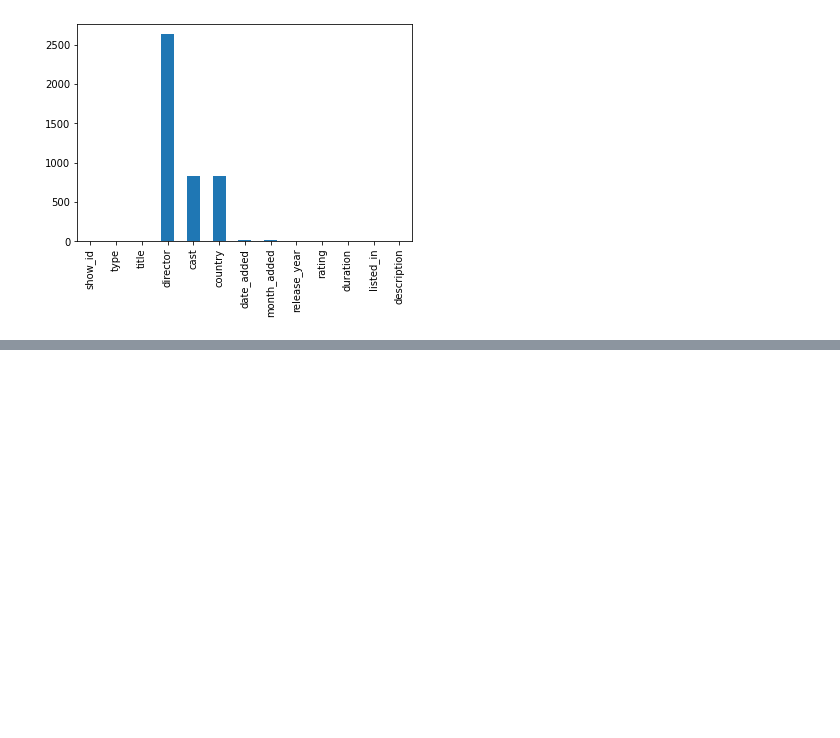
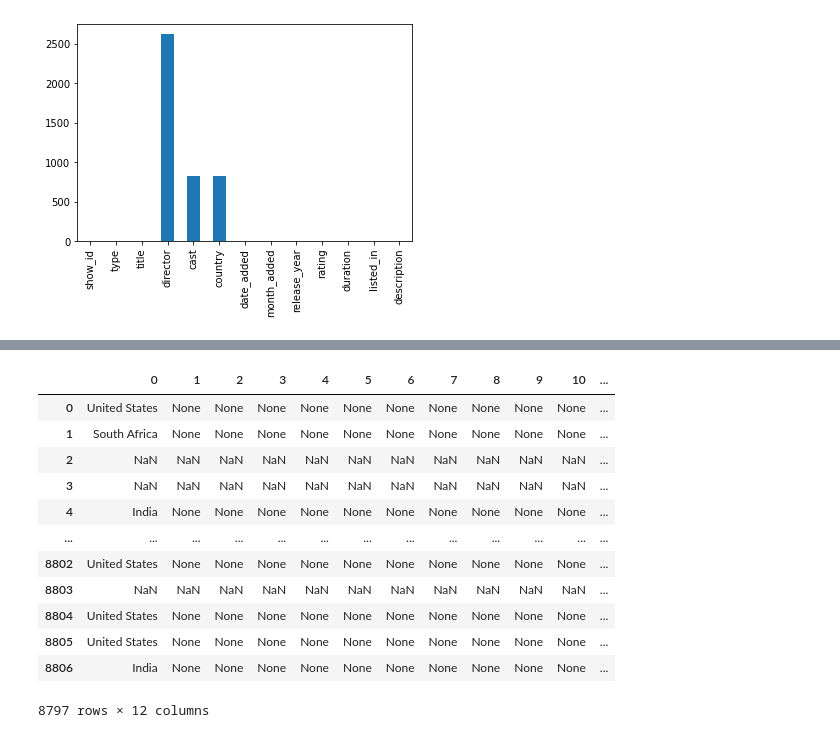
Before and after one commit to Jose-Servin/DataCamp, a Jupyter notebook: Projects/Netflix_Data_Analysis/Netflix_Data_EDA.ipynb, the cells around one changed output, grey strips where cells are left out. Drawn from its saved outputs; the diff is of its cells as text; code cells hidden in the pictures; blank space fills up the shorter version.

Commit message:
completed Netflix Data EDA

```diff
--- a/Projects/Netflix_Data_Analysis/Netflix_Data_EDA.ipynb
+++ b/Projects/Netflix_Data_Analysis/Netflix_Data_EDA.ipynb
@@ -110,0 +113,2 @@ master_data.insert(loc=7, column='month_added', value= pd.DatetimeIndex(master_d
+# %%
+master_data = master_data[master_data['date_added'].notnull()]
@@ -146,0 +158,2 @@ master_data[master_data['date_added'].isna()]
+# %%
+master_data.insert(loc=7, column='day_added', value= pd.DatetimeIndex(master_data['date_added']).day)
@@ -146,0 +201,16 @@ master_data[master_data['date_added'].isna()]
+# %%
+master_data['country'].str.split(',', expand=True)
+# %% [output]
+|  | 0 | 1 | 2 | 3 | 4 | 5 | 6 | 7 | 8 | 9 | 10 | ... |
+| 0 | United States | None | None | None | None | None | None | None | None | None | None | ... |
+| 1 | South Africa | None | None | None | None | None | None | None | None | None | None | ... |
+| 2 | NaN | NaN | NaN | NaN | NaN | NaN | NaN | NaN | NaN | NaN | NaN | ... |
+| 3 | NaN | NaN | NaN | NaN | NaN | NaN | NaN | NaN | NaN | NaN | NaN | ... |
+| 4 | India | None | None | None | None | None | None | None | None | None | None | ... |
+| ... | ... | ... | ... | ... | ... | ... | ... | ... | ... | ... | ... | ... |
+| 8802 | United States | None | None | None | None | None | None | None | None | None | None | ... |
+| 8803 | NaN | NaN | NaN | NaN | NaN | NaN | NaN | NaN | NaN | NaN | NaN | ... |
+| 8804 | United States | None | None | None | None | None | None | None | None | None | None | ... |
+| 8805 | United States | None | None | None | None | None | None | None | None | None | None | ... |
+| 8806 | India | None | None | None | None | None | None | None | None | None | None | ... |
+8797 rows × 12 columns
```
Also changed, not shown: parts of 22 cells of this notebook.
